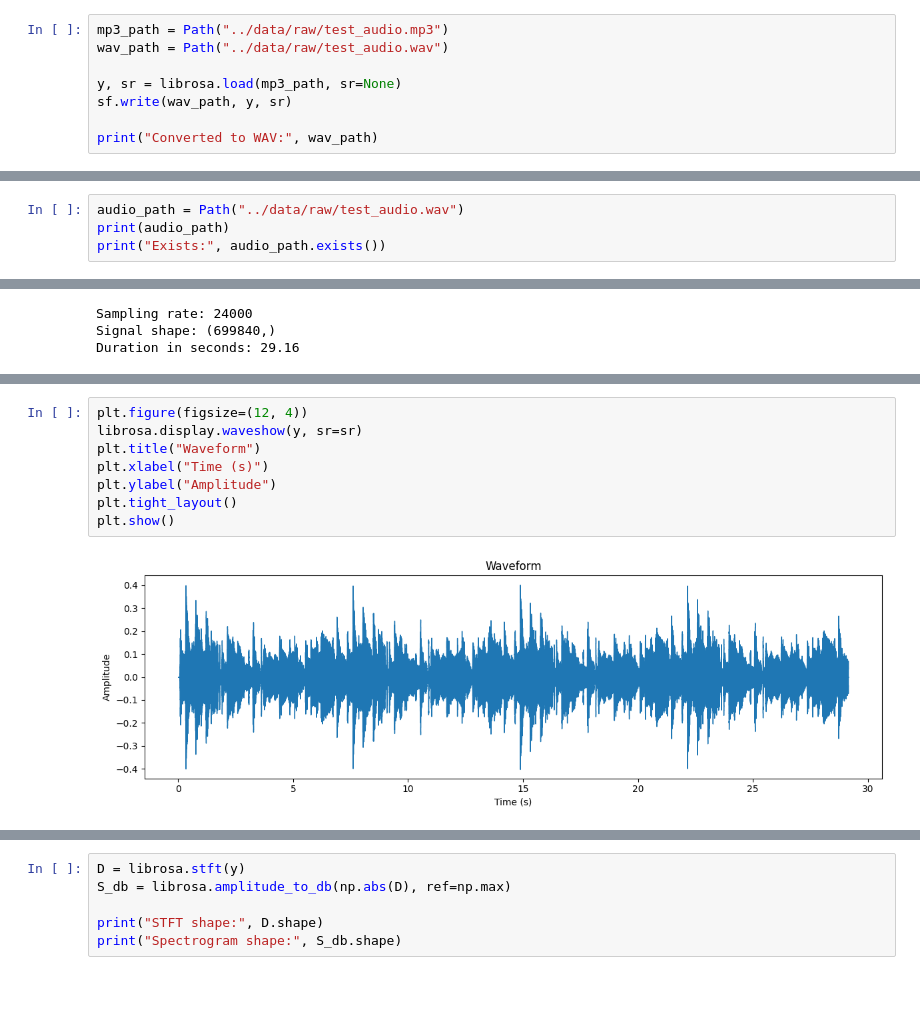
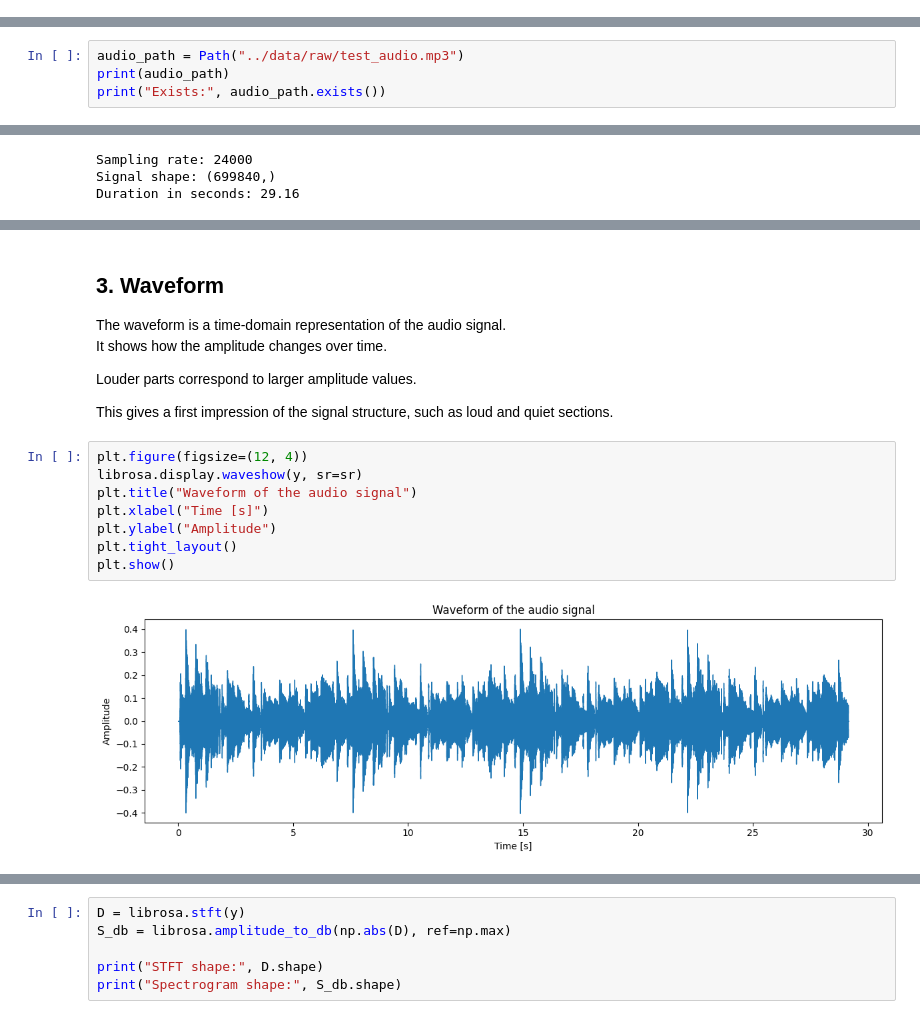
Before and after one commit to Wadenkrampfff/Music-Genre-Classification-with-CNNs-and-Audio-Based-Song-Recommendation, a Jupyter notebook: notebooks/01_audio_basics.ipynb, the cells around one changed output, grey strips where cells are left out. Saved outputs shown, nothing was run; the diff lists cells and outputs as text; blank space fills up the shorter version.

Commit message:
Polish audio basics notebook

```diff
--- a/notebooks/01_audio_basics.ipynb
+++ b/notebooks/01_audio_basics.ipynb
@@ -10,8 +24,0 @@ from pathlib import Path
-# %%
-mp3_path = Path("../data/raw/test_audio.mp3")
-wav_path = Path("../data/raw/test_audio.wav")
-
-y, sr = librosa.load(mp3_path, sr=None)
-sf.write(wav_path, y, sr)
-
-print("Converted to WAV:", wav_path)
@@ -20,5 +42,5 @@ Converted to WAV: ../data/raw/test_audio.wav
 # %%
-audio_path = Path("../data/raw/test_audio.wav")
+audio_path = Path("../data/raw/test_audio.mp3")
 print(audio_path)
 print("Exists:", audio_path.exists())
 # %% [output]
@@ -41,10 +80,19 @@ print(y[:20])
+# %% [markdown]
+## 3. Waveform
+
+The waveform is a time-domain representation of the audio signal.
+It shows how the amplitude changes over time.
+
+Louder parts correspond to larger amplitude values.
+
+This gives a first impression of the signal structure, such as loud and quiet sections.
 # %%
 plt.figure(figsize=(12, 4))
 librosa.display.waveshow(y, sr=sr)
-plt.title("Waveform")
-plt.xlabel("Time (s)")
+plt.title("Waveform of the audio signal")
+plt.xlabel("Time [s]")
 plt.ylabel("Amplitude")
 plt.tight_layout()
 plt.show()
 # %% [output]
-[figure, old version]
+[figure, new version]
```
Also changed, not shown: parts of 20 cells of this notebook.
